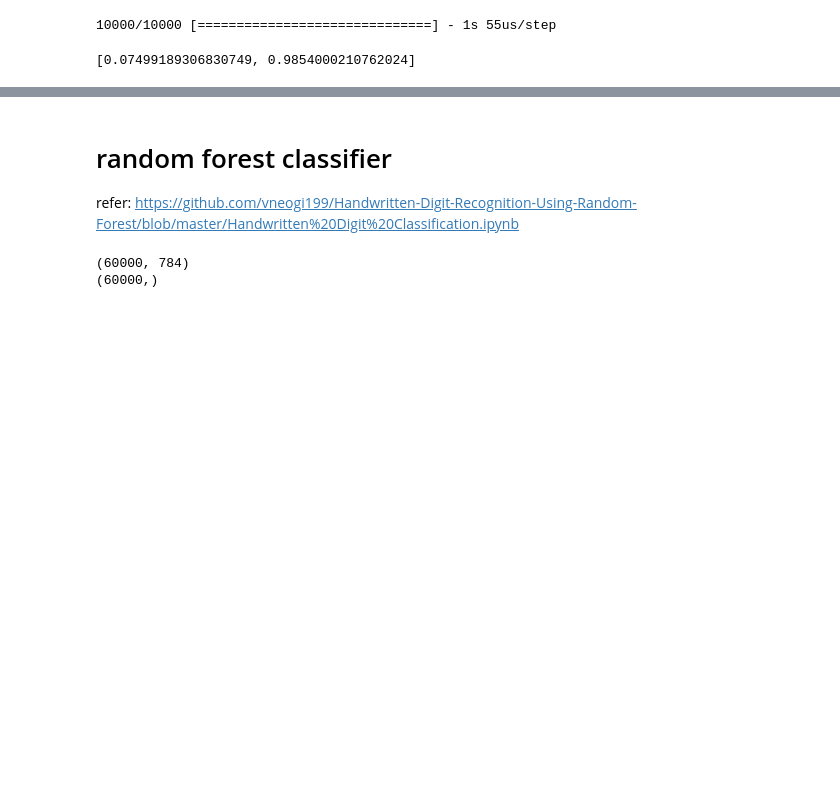
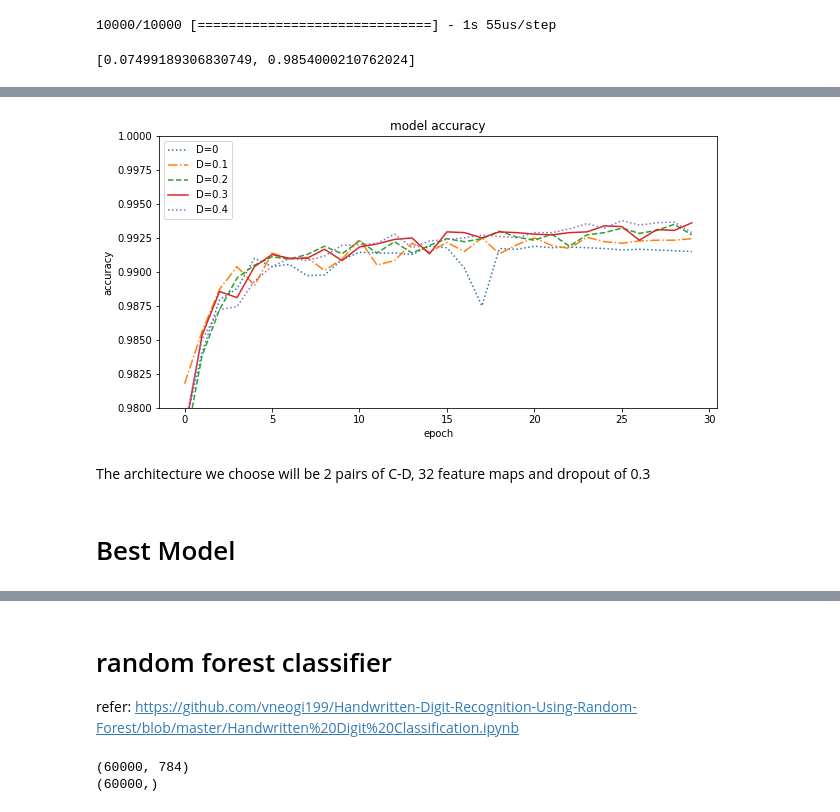
Before and after one commit to kingcheng12/MINST_analysis, a Jupyter notebook: development.ipynb, the cells around one changed output, grey strips where cells are left out. Cells and saved outputs as stored; diff of their text form; code cells hidden in the pictures; blank space fills up the shorter version.

```diff
--- a/development.ipynb
+++ b/development.ipynb
@@ -247,0 +384,18 @@ model.evaluate(x_test, y_test)
+# %%
+# BUILD CONVOLUTIONAL NEURAL NETWORKS
+nets = 5
+model = [0] *nets
+
+for j in range(nets):
+    model[j] = Sequential()
+    model[j].add(Conv2D(32,kernel_size=5,activation='relu',input_shape=(28,28,1)))
+    model[j].add(MaxPool2D())
+    model[j].add(Dropout(j*0.1))
+    model[j].add(Conv2D(64,kernel_size=5,activation='relu'))
+    model[j].add(MaxPool2D())
+    model[j].add(Dropout(j*0.1))
+    model[j].add(Flatten())
+    model[j].add(Dense(256, activation='relu'))
+    model[j].add(Dropout(j*0.1))
+    model[j].add(Dense(10, activation='softmax'))
+    model[j].compile(optimizer="adam", loss="categorical_crossentropy", metrics=["accuracy"])
@@ -247,0 +420,18 @@ model.evaluate(x_test, y_test)
+# %%
+# PLOT ACCURACIES
+plt.figure(figsize=(10,5))
+for i in range(nets):
+    plt.plot(history[i].history['val_accuracy'],linestyle=styles[i])
+plt.title('model accuracy')
+plt.ylabel('accuracy')
+plt.xlabel('epoch')
+plt.legend(names, loc='upper left')
+axes = plt.gca()
+axes.set_ylim([0.98,1])
+plt.savefig('Choose Dropout')
+# %% [output]
+[figure, added]
+# %% [markdown]
+The architecture we choose will be 2 pairs of C-D, 32 feature maps and dropout of 0.3
+# %% [markdown]
+# Best Model
```
Also changed, not shown: parts of 16 cells of this notebook.
